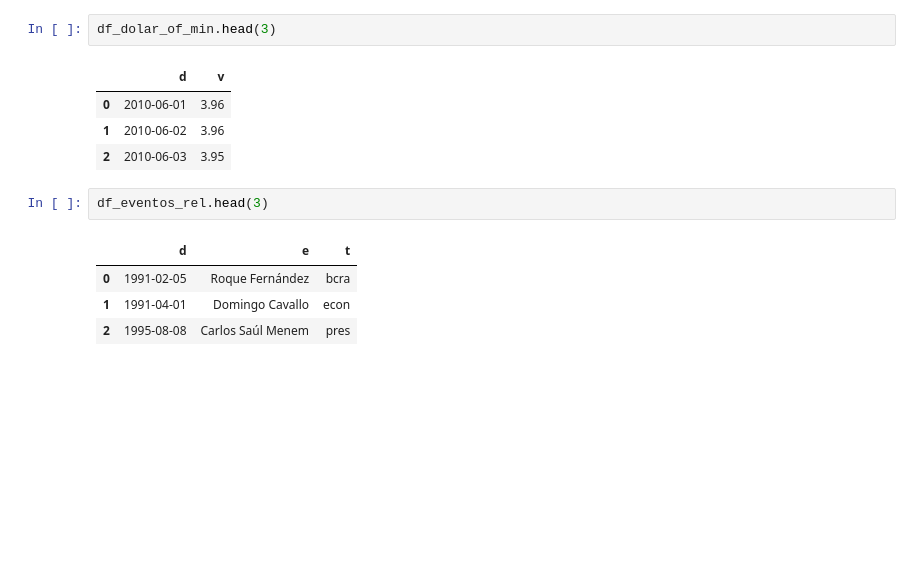
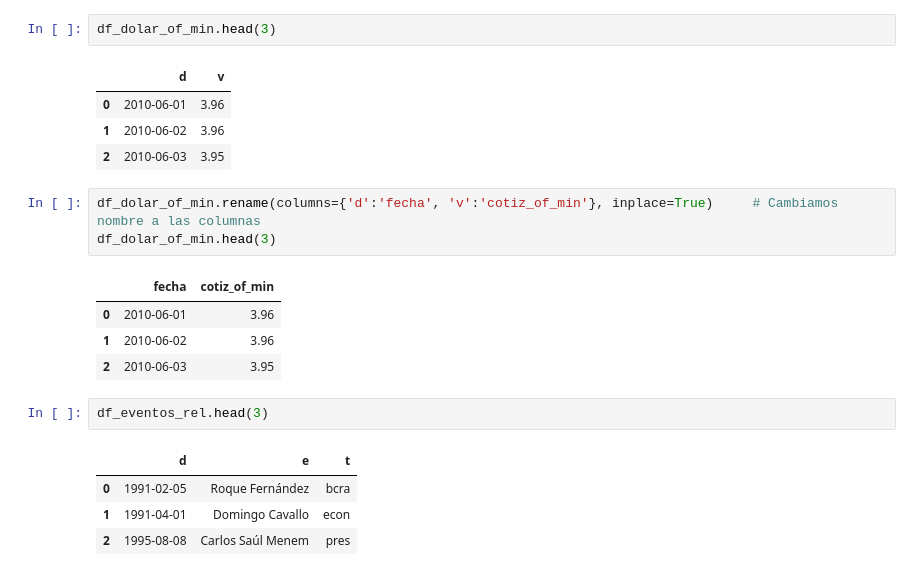
Before and after one commit to Ezemettler/cotiz_usd, a Jupyter notebook: cotiz_usd.ipynb, the cells around one changed output. Saved outputs shown, nothing was run; the diff lists cells and outputs as text; blank space fills up the shorter version.

```diff
--- a/cotiz_usd.ipynb
+++ b/cotiz_usd.ipynb
@@ -146,6 +154,14 @@ df_dolar_of_min.head(3)
 | 0 | 2010-06-01 | 3.96 |
 | 1 | 2010-06-02 | 3.96 |
 | 2 | 2010-06-03 | 3.95 |
+# %%
+df_dolar_of_min.rename(columns={'d':'fecha', 'v':'cotiz_of_min'}, inplace=True)     # Cambiamos nombre a las columnas
+df_dolar_of_min.head(3)
+# %% [output]
+|  | fecha | cotiz_of_min |
+| 0 | 2010-06-01 | 3.96 |
+| 1 | 2010-06-02 | 3.96 |
+| 2 | 2010-06-03 | 3.95 |
 # %%
 df_eventos_rel.head(3)
 # %% [output]
```
Also changed, not shown: parts of 6 cells of this notebook.
